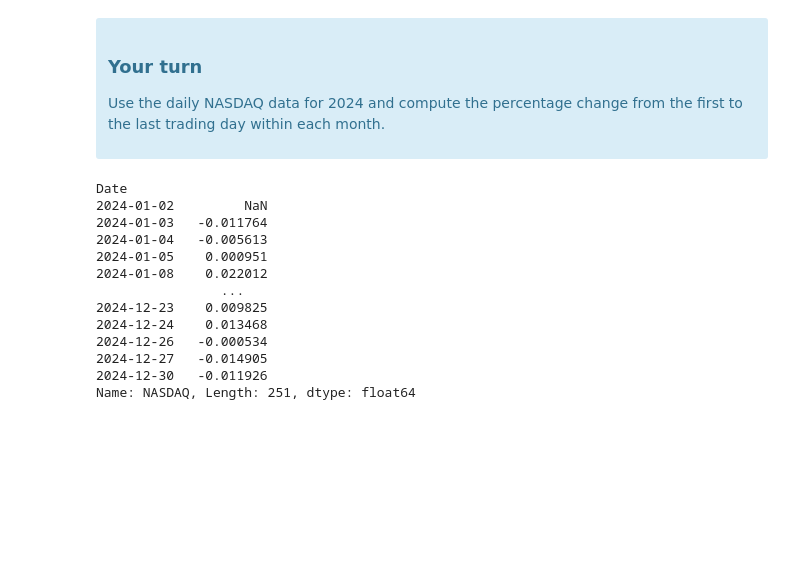
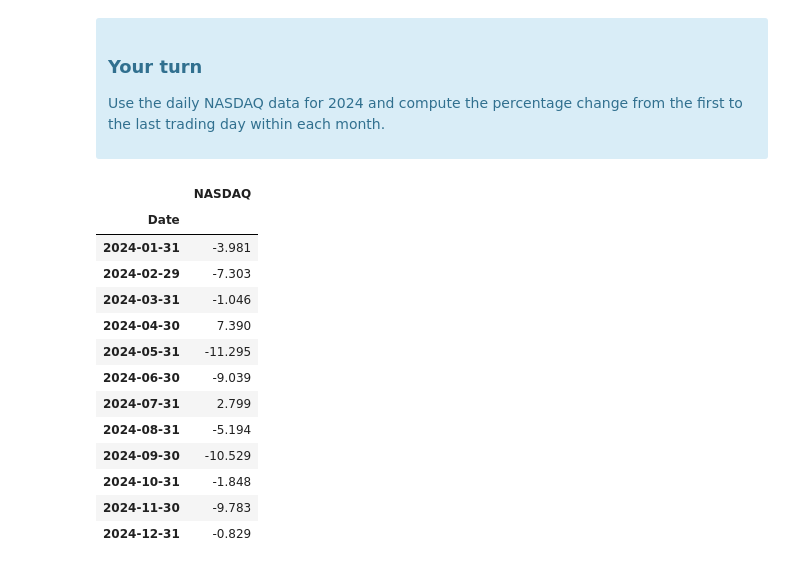
Before and after one commit to termineinar/TECH2-H25, a Jupyter notebook: lectures/lecture4/lecture4-template-ES.ipynb, the cells around one changed output. Saved outputs shown, nothing was run; the diff lists cells and outputs as text; code cells hidden in the pictures; blank space fills up the shorter version.

```diff
--- a/lectures/lecture4/lecture4-template-ES.ipynb
+++ b/lectures/lecture4/lecture4-template-ES.ipynb
@@ -347,19 +428,20 @@ df.resample("W")
 Use the daily NASDAQ data for 2024 and compute the percentage change from the first to the last trading day within each month.
 </p>
 </div>
-# %%
-df["NASDAQ"].pct_change()
-# %% [output]
-Date
-2024-01-02         NaN
-2024-01-03   -0.011764
-2024-01-04   -0.005613
-2024-01-05    0.000951
-2024-01-08    0.022012
-                ...
-2024-12-23    0.009825
-2024-12-24    0.013468
-2024-12-26   -0.000534
-2024-12-27   -0.014905
-2024-12-30   -0.011926
-Name: NASDAQ, Length: 251, dtype: float64
+# %%
+(df.resample("ME").first()- df.resample('ME').last())/100
+# %% [output]
+|  | NASDAQ |
+| Date |  |
+| 2024-01-31 | -3.981 |
+| 2024-02-29 | -7.303 |
+| 2024-03-31 | -1.046 |
+| 2024-04-30 | 7.390 |
+| 2024-05-31 | -11.295 |
+| 2024-06-30 | -9.039 |
+| 2024-07-31 | 2.799 |
+| 2024-08-31 | -5.194 |
+| 2024-09-30 | -10.529 |
+| 2024-10-31 | -1.848 |
+| 2024-11-30 | -9.783 |
+| 2024-12-31 | -0.829 |
```
Also changed, not shown: parts of 10 cells of this notebook, 2 other files.
